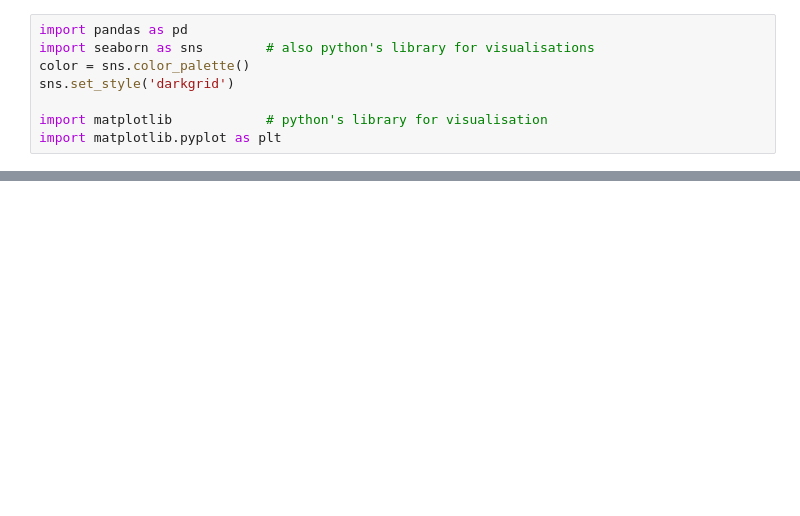
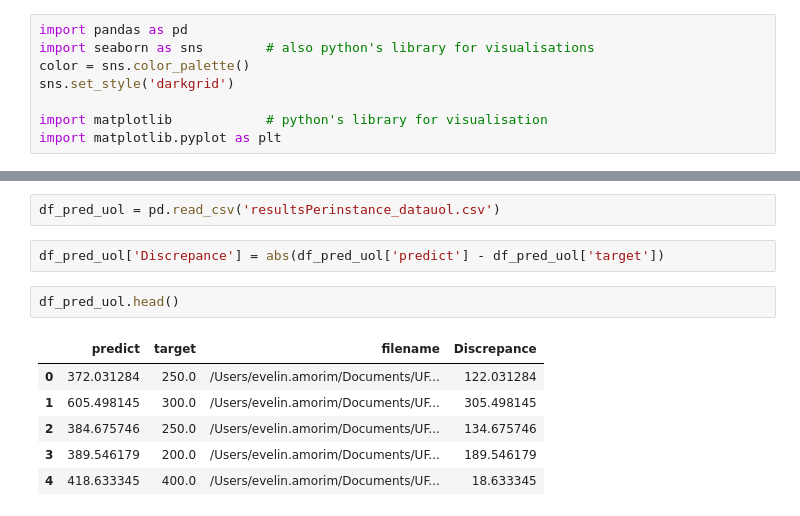
Before and after one commit to evelinamorim/aes-featureanalysis, a Jupyter notebook: Grade histogram.ipynb, the cells around one changed output, grey strips where cells are left out. Saved outputs shown, nothing was run; the diff lists cells and outputs as text; blank space fills up the shorter version.

```diff
--- a/Grade histogram.ipynb
+++ b/Grade histogram.ipynb
@@ -22,0 +53,13 @@ plt.show()
+# %%
+df_pred_uol = pd.read_csv('resultsPerinstance_datauol.csv')
+# %%
+df_pred_uol['Discrepance'] = abs(df_pred_uol['predict'] - df_pred_uol['target'])
+# %%
+df_pred_uol.head()
+# %% [output]
+|  | predict | target | filename | Discrepance |
+| 0 | 372.031284 | 250.0 | /Users/evelin.amorim/Documents/UF... | 122.031284 |
+| 1 | 605.498145 | 300.0 | /Users/evelin.amorim/Documents/UF... | 305.498145 |
+| 2 | 384.675746 | 250.0 | /Users/evelin.amorim/Documents/UF... | 134.675746 |
+| 3 | 389.546179 | 200.0 | /Users/evelin.amorim/Documents/UF... | 189.546179 |
+| 4 | 418.633345 | 400.0 | /Users/evelin.amorim/Documents/UF... | 18.633345 |
```
Also changed, not shown: parts of 18 cells of this notebook, 2 other files.
